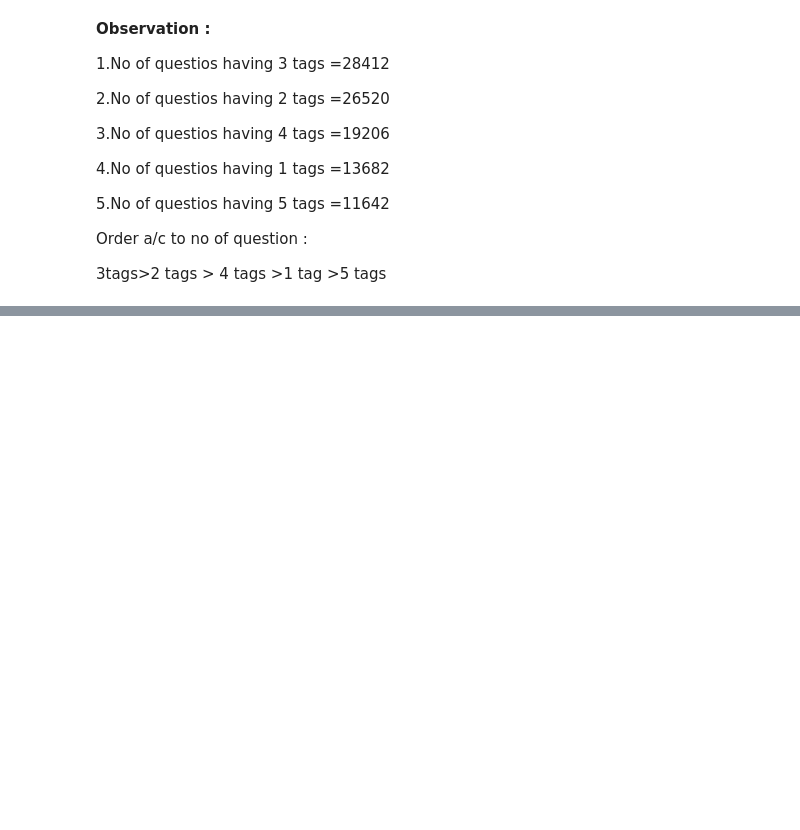
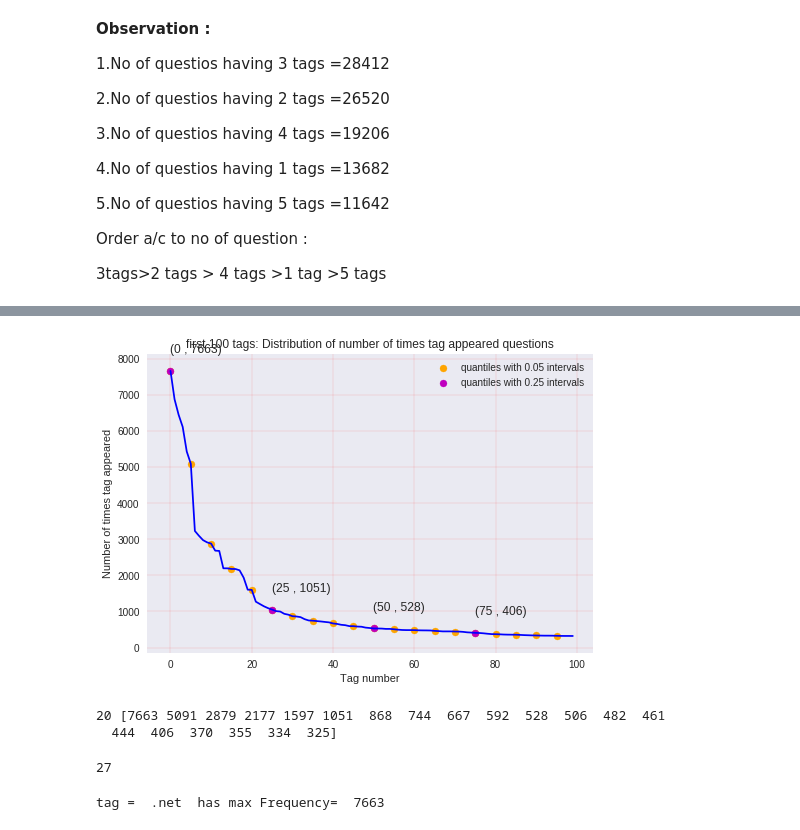
Before and after one commit to mitesh98/StackOverflow-Tag-Prediction, a Jupyter notebook: StackOverflow.ipynb, the cells around one changed output, grey strips where cells are left out. Cells and saved outputs as stored; diff of their text form; code cells hidden in the pictures; blank space fills up the shorter version.

```diff
--- a/StackOverflow.ipynb
+++ b/StackOverflow.ipynb
@@ -260,0 +389,20 @@ Order a/c to no of question :
+# %%
+plt.plot(tag_counts[0:100], c='b')
+plt.scatter(x=list(range(0,100,5)), y=tag_counts[0:100:5], c='orange', label="quantiles with 0.05 intervals")
+# quantiles with 0.25 difference
+plt.scatter(x=list(range(0,100,25)), y=tag_counts[0:100:25], c='m', label = "quantiles with 0.25 intervals")
+
+for x,y in zip(list(range(0,100,25)), tag_counts[0:100:25]):
+    plt.annotate(s="({} , {})".format(x,y), xy=(x,y), xytext=(x-0.05, y+500))
+
+plt.title('first 100 tags: Distribution of number of times tag appeared questions')
+plt.grid(color='r', linestyle='-', linewidth=0.1)
+plt.xlabel("Tag number")
+plt.ylabel("Number of times tag appeared")
+plt.legend()
+plt.show()
+print(len(tag_counts[0:100:5]), tag_counts[0:100:5])
+# %% [output]
+[figure, added]
+20 [7663 5091 2879 2177 1597 1051  868  744  667  592  528  506  482  461
+  444  406  370  355  334  325]
@@ -260,0 +415,8 @@ Order a/c to no of question :
+# %%
+len(list_of_tags_gt_1k)
+# %% [output]
+27
+# %%
+print("tag = ",list_of_tags_gt_1k[0]," has max Frequency= ",tag_counts[0])
+# %% [output]
+tag =  .net  has max Frequency=  7663
```
Also changed, not shown: parts of 30 cells of this notebook.
